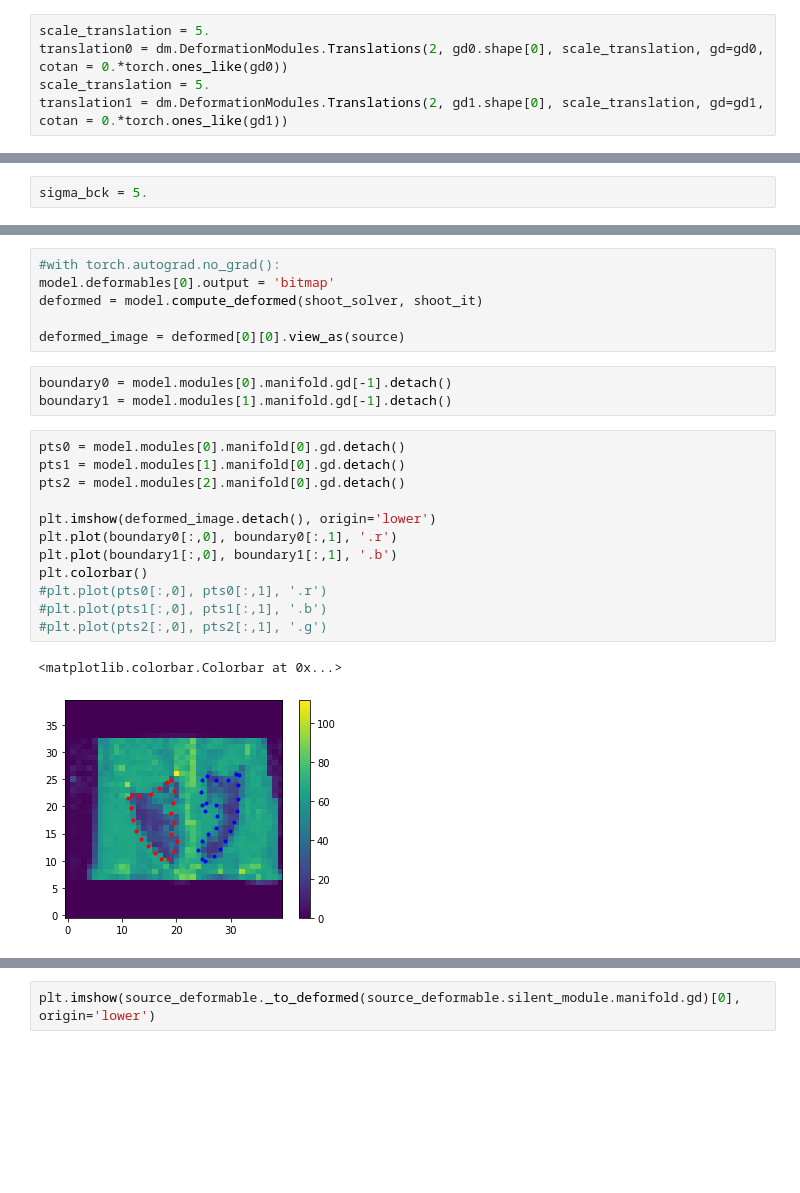
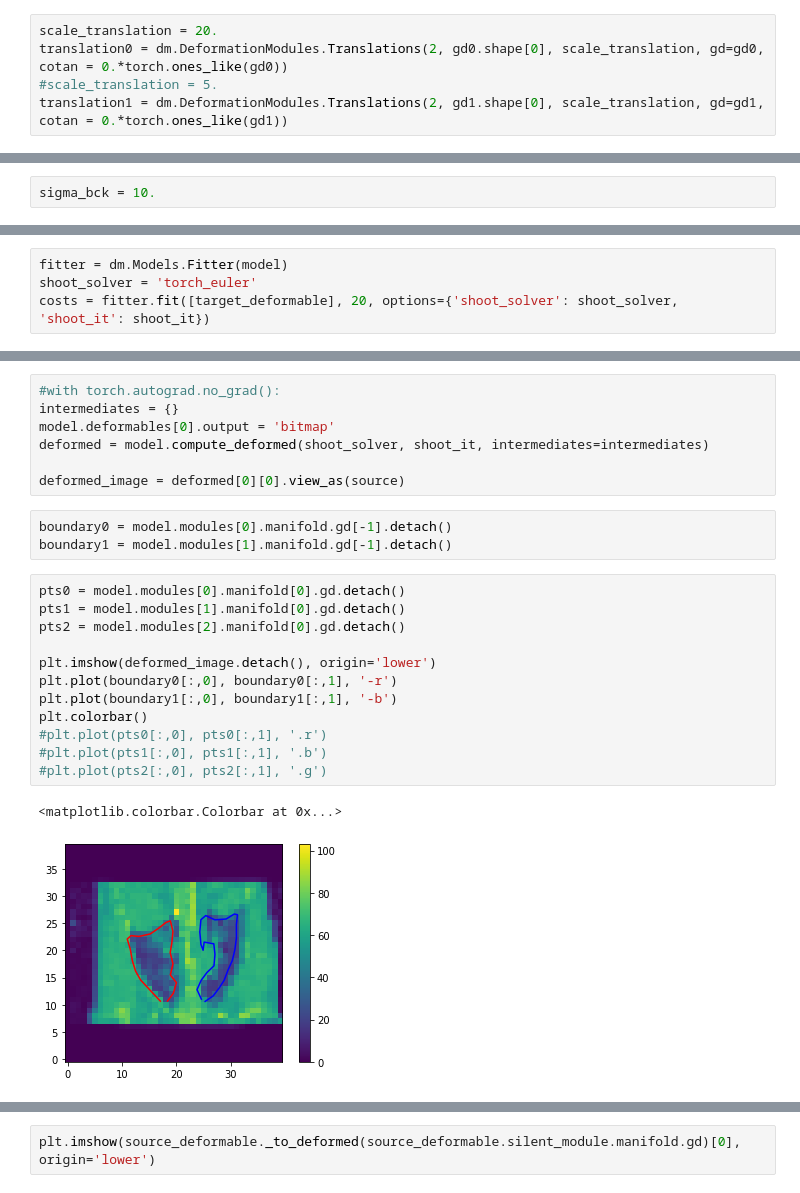
Before and after one commit to bgris/implicitmodules, a Jupyter notebook: script/torch/ImageMatching_Multishape.ipynb, the cells around one changed output, grey strips where cells are left out. Cells and saved outputs as stored; diff of their text form; blank space fills up the shorter version.

```diff
--- a/script/torch/ImageMatching_Multishape.ipynb
+++ b/script/torch/ImageMatching_Multishape.ipynb
@@ -139,7 +143,7 @@ plt.show()
 # %%
-scale_translation = 5.
+scale_translation = 20.
 translation0 = dm.DeformationModules.Translations(2, gd0.shape[0], scale_translation, gd=gd0, cotan = 0.*torch.ones_like(gd0))
-scale_translation = 5.
+#scale_translation = 5.
 translation1 = dm.DeformationModules.Translations(2, gd1.shape[0], scale_translation, gd=gd1, cotan = 0.*torch.ones_like(gd1))
 # %%
 attach = dm.Attachment.L2NormAttachment(transform=None)
@@ -147,7 +151,7 @@ attach = dm.Attachment.L2NormAttachment(transform=None)
 shoot_solver = 'torch_euler'
 shoot_it = 10
 # %%
-sigma_bck = 5.
+sigma_bck = 10.
 # %%
 boundary0 = dm.MultiShape.Boundary(copy.copy(boundary0_pts[::25]))
 boundary1 = dm.MultiShape.Boundary(copy.copy(boundary1_pts[::25]))
@@ -201,0 +188,4 @@ Time elapsed = 106.61249743100052
+# %%
+fitter = dm.Models.Fitter(model)
+shoot_solver = 'torch_euler'
+costs = fitter.fit([target_deformable], 20, options={'shoot_solver': shoot_solver, 'shoot_it': shoot_it})
@@ -202,7 +210,8 @@ Time elapsed = 106.61249743100052
 # %%
 #with torch.autograd.no_grad():
+intermediates = {}
 model.deformables[0].output = 'bitmap'
-deformed = model.compute_deformed(shoot_solver, shoot_it)
+deformed = model.compute_deformed(shoot_solver, shoot_it, intermediates=intermediates)
 
 deformed_image = deformed[0][0].view_as(source)
 # %%
@@ -211,18 +220,18 @@ boundary1 = model.modules[1].manifold.gd[-1].detach()
 # %%
 pts0 = model.modules[0].manifold[0].gd.detach()
 pts1 = model.modules[1].manifold[0].gd.detach()
 pts2 = model.modules[2].manifold[0].gd.detach()
 
 plt.imshow(deformed_image.detach(), origin='lower')
-plt.plot(boundary0[:,0], boundary0[:,1], '.r')
-plt.plot(boundary1[:,0], boundary1[:,1], '.b')
+plt.plot(boundary0[:,0], boundary0[:,1], '-r')
+plt.plot(boundary1[:,0], boundary1[:,1], '-b')
 plt.colorbar()
 #plt.plot(pts0[:,0], pts0[:,1], '.r')
 #plt.plot(pts1[:,0], pts1[:,1], '.b')
 #plt.plot(pts2[:,0], pts2[:,1], '.g')
 # %% [output]
 <matplotlib.colorbar.Colorbar at 0x...>
-[figure, old version]
+[figure, new version]
 # %%
 plt.imshow(source.detach() - deformed_image.detach(), origin='lower')
 plt.colorbar()
```
Also changed, not shown: parts of 20 cells of this notebook.
